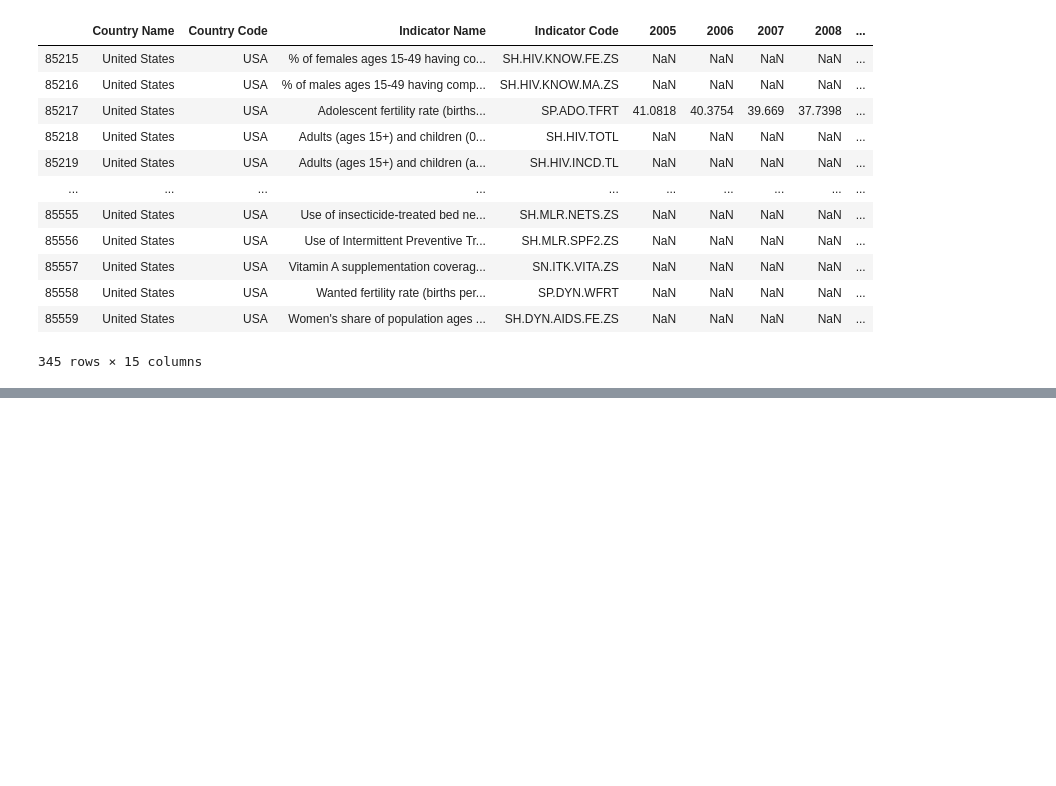
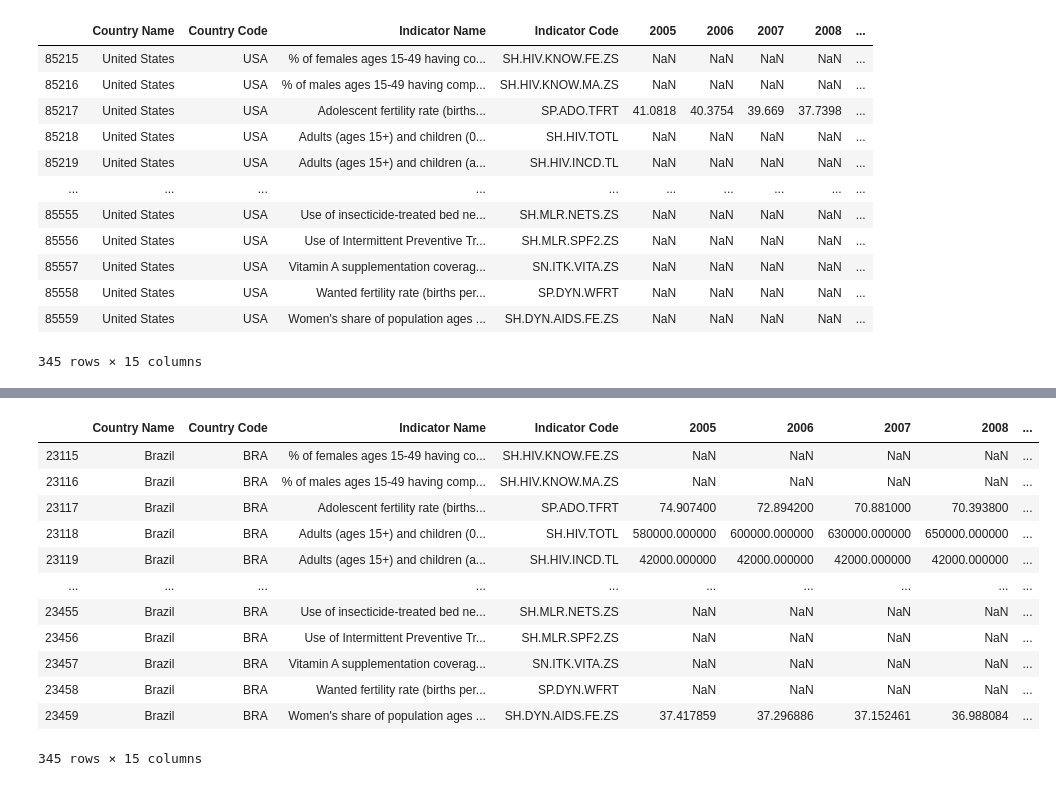
Before and after one commit to shujams/Global-Health-Indicator-Analysis, a Jupyter notebook: Population_Health.ipynb, the cells around one changed output, grey strips where cells are left out. Drawn from its saved outputs; the diff is of its cells as text; code cells hidden in the pictures; blank space fills up the shorter version.

```diff
--- a/Population_Health.ipynb
+++ b/Population_Health.ipynb
@@ -109,0 +217,17 @@ dropped_usa_data_df_format
+# %%
+brazil_df = countries_sorted_df.get_group('Brazil')
+brazil_df
+# %% [output]
+|  | Country Name | Country Code | Indicator Name | Indicator Code | 2005 | 2006 | 2007 | 2008 | ... |
+| 23115 | Brazil | BRA | % of females ages 15-49 having co... | SH.HIV.KNOW.FE.ZS | NaN | NaN | NaN | NaN | ... |
+| 23116 | Brazil | BRA | % of males ages 15-49 having comp... | SH.HIV.KNOW.MA.ZS | NaN | NaN | NaN | NaN | ... |
+| 23117 | Brazil | BRA | Adolescent fertility rate (births... | SP.ADO.TFRT | 74.907400 | 72.894200 | 70.881000 | 70.393800 | ... |
+| 23118 | Brazil | BRA | Adults (ages 15+) and children (0... | SH.HIV.TOTL | 580000.000000 | 600000.000000 | 630000.000000 | 650000.000000 | ... |
+| 23119 | Brazil | BRA | Adults (ages 15+) and children (a... | SH.HIV.INCD.TL | 42000.000000 | 42000.000000 | 42000.000000 | 42000.000000 | ... |
+| ... | ... | ... | ... | ... | ... | ... | ... | ... | ... |
+| 23455 | Brazil | BRA | Use of insecticide-treated bed ne... | SH.MLR.NETS.ZS | NaN | NaN | NaN | NaN | ... |
+| 23456 | Brazil | BRA | Use of Intermittent Preventive Tr... | SH.MLR.SPF2.ZS | NaN | NaN | NaN | NaN | ... |
+| 23457 | Brazil | BRA | Vitamin A supplementation coverag... | SN.ITK.VITA.ZS | NaN | NaN | NaN | NaN | ... |
+| 23458 | Brazil | BRA | Wanted fertility rate (births per... | SP.DYN.WFRT | NaN | NaN | NaN | NaN | ... |
+| 23459 | Brazil | BRA | Women's share of population ages ... | SH.DYN.AIDS.FE.ZS | 37.417859 | 37.296886 | 37.152461 | 36.988084 | ... |
+345 rows × 15 columns
```
Also changed, not shown: parts of 11 cells of this notebook, 6 other files.
